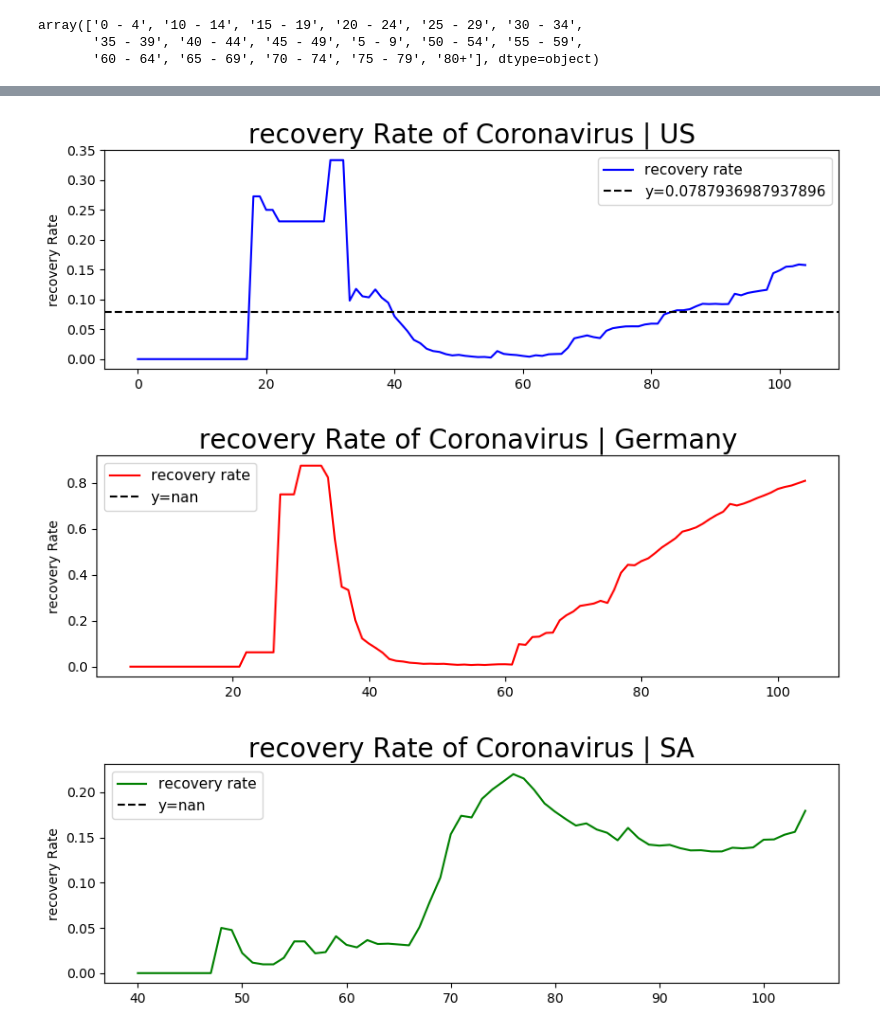
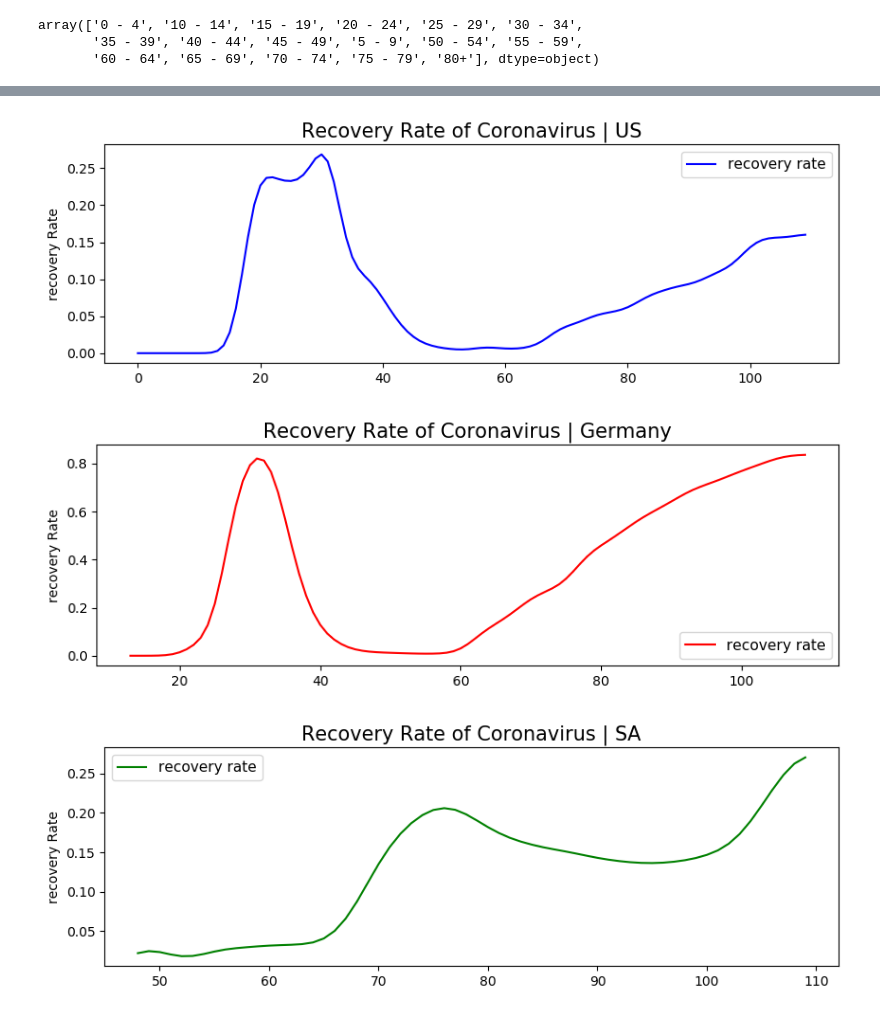
Before and after one commit to athlatif/COVID-19_Paper, a Jupyter notebook: COVID-19 paper.ipynb, the cells around one changed output, grey strips where cells are left out. Drawn from its saved outputs; the diff is of its cells as text; code cells hidden in the pictures.

```diff
--- a/COVID-19 paper.ipynb
+++ b/COVID-19 paper.ipynb
@@ -855,9 +1029,20 @@ for b in range(0,len(Saudi_cases)-1):
     mortality_rate_SA.append(Saudi_deaths[b]/Saudi_cases[b])
 
 
-Days = []
+gerdays = []
 for n in range(0,len(germany_cases)-1):
-    Days.append(n)
+    gerdays.append(n)
 
-print(mortality_rate_US)
+sadays = []
+for n in range(0,len(Saudi_cases)-1):
+    sadays.append(n)
+
+usday = []
+for n in range(0,len(us_cases)-1):
+    usday.append(n)
+
+
+
+
+print(sadays)
 # %% [output]
@@ -912,38 +1097,38 @@ plt.show()
 # %%
-mean_mortality_rate = np.mean(recovery_rate_US)
+
 plt.figure(figsize=(10, 3))
-plt.plot(Days, recovery_rate_US, color='blue')
-plt.axhline(y = mean_mortality_rate,linestyle='--', color='black')
-plt.title('recovery Rate of Coronavirus | US', size=20)
-plt.legend(['recovery rate', 'y='+str(mean_mortality_rate)], prop={'size': 11})
+ysmoothed = gaussian_filter1d(recovery_rate_US, sigma=2)
+plt.plot(usday, ysmoothed, color='blue')
+plt.title('Recovery Rate of Coronavirus | US', size=15)
+plt.legend(['recovery rate'], prop={'size': 11})
 plt.ylabel('recovery Rate')
 plt.xticks(size=10)
 plt.yticks(size=10)
 plt.show()
 
-mean_mortality_rate = np.mean(recovery_rate_ger)
+
 plt.figure(figsize=(10, 3))
-plt.plot(Days, recovery_rate_ger, color='red')
-plt.axhline(y = mean_mortality_rate,linestyle='--', color='black')
-plt.title('recovery Rate of Coronavirus | Germany', size=20)
-plt.legend(['recovery rate', 'y='+str(mean_mortality_rate)], prop={'size': 11})
+ysmoothed = gaussian_filter1d(recovery_rate_ger, sigma=2)
+plt.plot(gerdays, ysmoothed, color='red')
+plt.title('Recovery Rate of Coronavirus | Germany', size=15)
+plt.legend(['recovery rate'], prop={'size': 11})
 plt.ylabel('recovery Rate')
 plt.xticks(size=10)
 plt.yticks(size=10)
 plt.show()
 
-mean_mortality_rate = np.mean(recovery_rate_SA)
+
 plt.figure(figsize=(10, 3))
-plt.plot(Days, recovery_rate_SA, color='green')
-plt.axhline(y = mean_mortality_rate,linestyle='--', color='black')
-plt.title('recovery Rate of Coronavirus | SA', size=20)
-plt.legend(['recovery rate', 'y='+str(mean_mortality_rate)], prop={'size': 11})
+ysmoothed = gaussian_filter1d(recovery_rate_SA, sigma=2)
+plt.plot(sadays, ysmoothed, color='green')
+plt.title('Recovery Rate of Coronavirus | SA', size=15)
+plt.legend(['recovery rate'], prop={'size': 11})
 plt.ylabel('recovery Rate')
 plt.xticks(size=10)
 plt.yticks(size=10)
 plt.show()
 # %% [output]
-[figure, old version]
+[figure, new version]
-[figure, old version]
+[figure, new version]
-[figure, old version]
+[figure, new version]
 # %%
```
Also changed, not shown: parts of 14 cells of this notebook, 1 other file.
